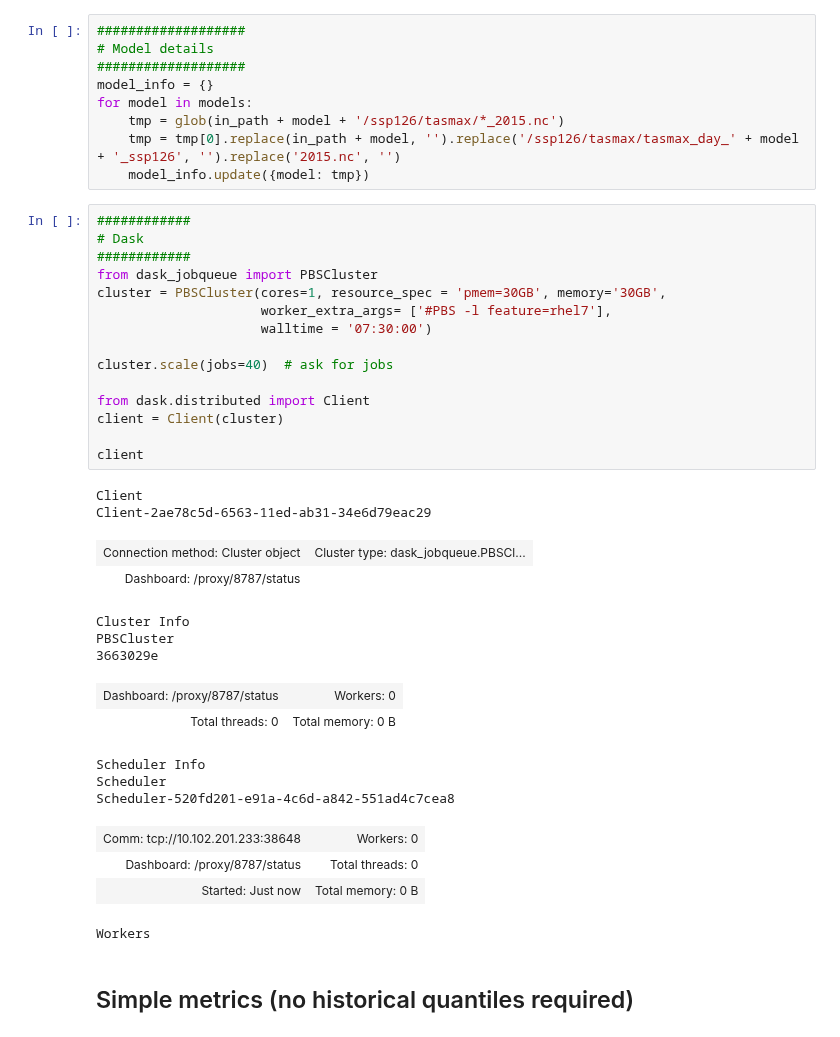
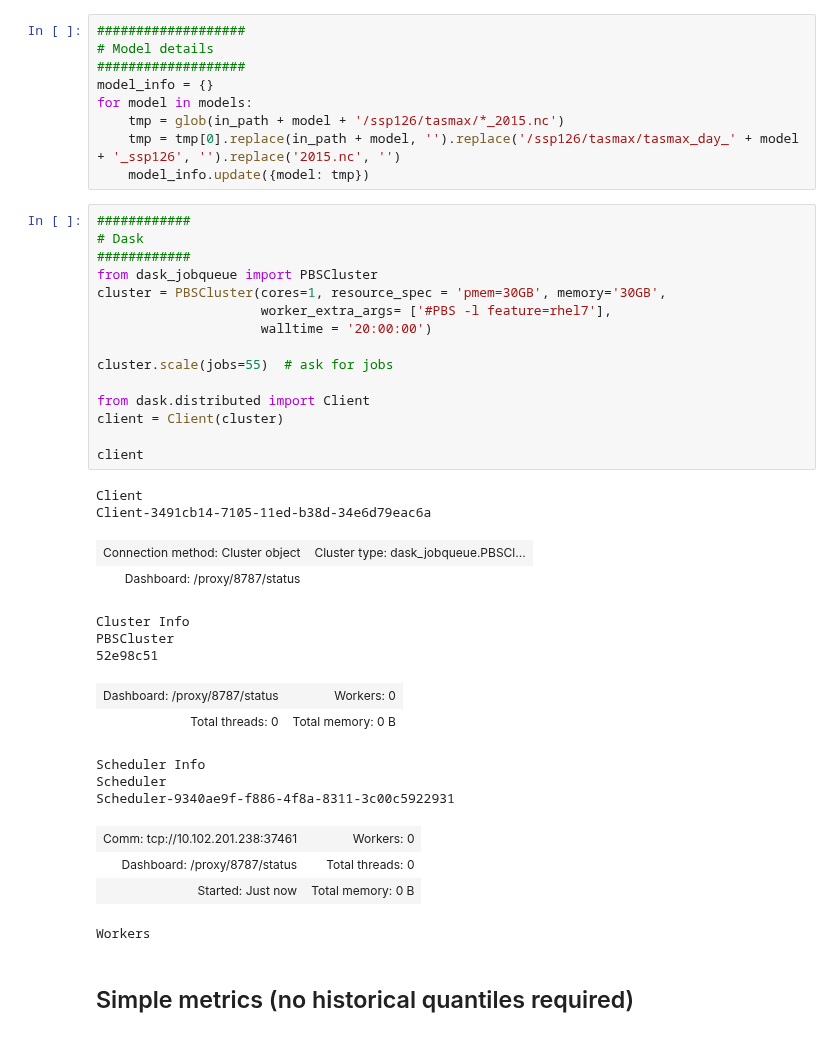
Before and after one commit to david0811/lafferty-sriver_2023_npjCliAtm, a Jupyter notebook: code/02b_metrics_nex-gddp.ipynb, the cells around one changed output. Saved outputs shown, nothing was run; the diff lists cells and outputs as text.

```diff
--- a/code/02b_metrics_nex-gddp.ipynb
+++ b/code/02b_metrics_nex-gddp.ipynb
@@ -36,32 +36,32 @@ for model in models:
 # %%
 ############
 # Dask
 ############
 from dask_jobqueue import PBSCluster
 cluster = PBSCluster(cores=1, resource_spec = 'pmem=30GB', memory='30GB',
                      worker_extra_args= ['#PBS -l feature=rhel7'],
-                     walltime = '07:30:00')
+                     walltime = '20:00:00')
 
-cluster.scale(jobs=40)  # ask for jobs
+cluster.scale(jobs=55)  # ask for jobs
 
 from dask.distributed import Client
 client = Client(cluster)
 
 client
 # %% [output]
 Client
-Client-2ae78c5d-6563-11ed-ab31-34e6d79eac29
+Client-3491cb14-7105-11ed-b38d-34e6d79eac6a
 | Connection method: Cluster object | Cluster type: dask_jobqueue.PBSCl... |
 | Dashboard: /proxy/8787/status |  |
 Cluster Info
 PBSCluster
-3663029e
+52e98c51
 | Dashboard: /proxy/8787/status | Workers: 0 |
 | Total threads: 0 | Total memory: 0 B |
 Scheduler Info
 Scheduler
-Scheduler-520fd201-e91a-4c6d-a842-551ad4c7cea8
+Scheduler-9340ae9f-f886-4f8a-8311-3c00c5922931
-| Comm: tcp://10.102.201.233:38648 | Workers: 0 |
+| Comm: tcp://10.102.201.238:37461 | Workers: 0 |
 | Dashboard: /proxy/8787/status | Total threads: 0 |
 | Started: Just now | Total memory: 0 B |
 Workers
```
Also changed, not shown: parts of 6 cells of this notebook, 4 other files.
